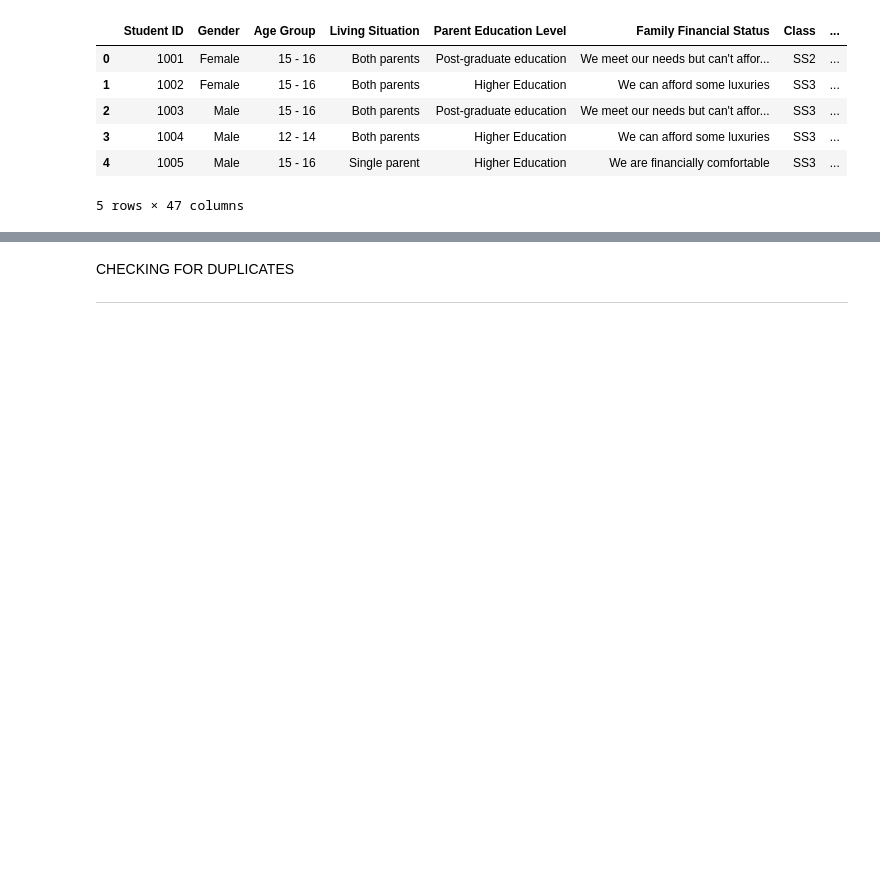
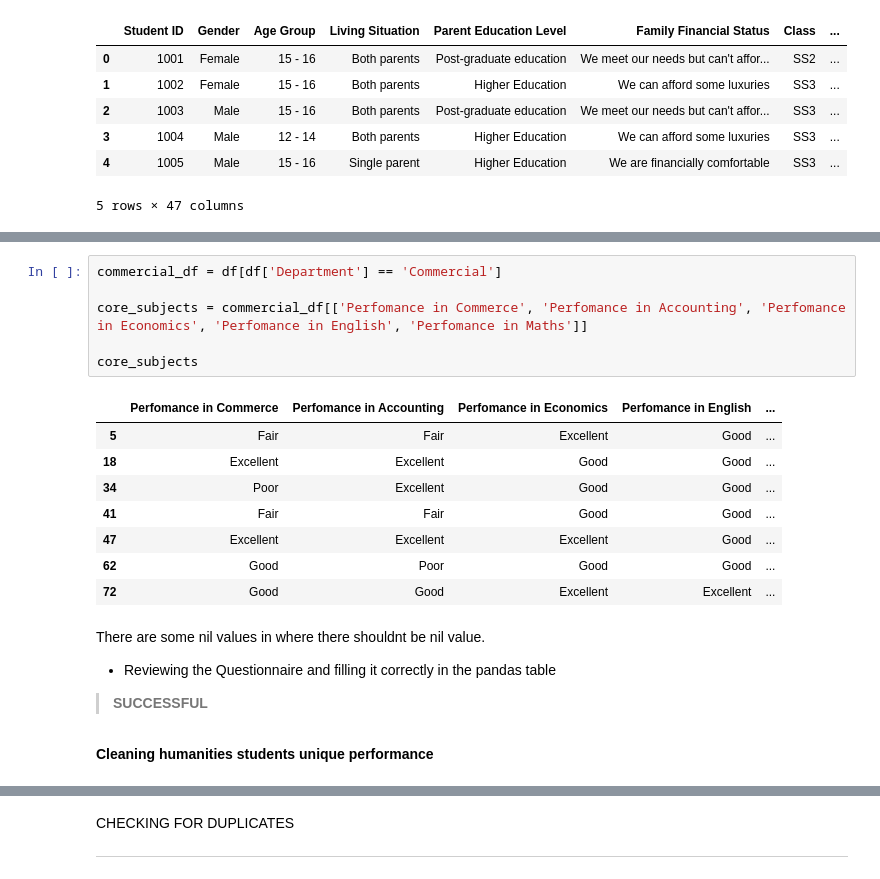
Before and after one commit to FavourOgboi/Secondary-School-Student-Academic-Performance-Prediction, a Jupyter notebook: notebook/Processing-data.ipynb, the cells around one changed output, grey strips where cells are left out. Saved outputs shown, nothing was run; the diff lists cells and outputs as text; blank space fills up the shorter version.

```diff
--- a/notebook/Processing-data.ipynb
+++ b/notebook/Processing-data.ipynb
@@ -172,0 +210,22 @@ df.head()
+# %%
+commercial_df = df[df['Department'] == 'Commercial']
+
+core_subjects = commercial_df[['Perfomance in Commerce', 'Perfomance in Accounting', 'Perfomance in Economics', 'Perfomance in English', 'Perfomance in Maths']]
+
+core_subjects
+# %% [output]
+|  | Perfomance in Commerce | Perfomance in Accounting | Perfomance in Economics | Perfomance in English | ... |
+| 5 | Fair | Fair | Excellent | Good | ... |
+| 18 | Excellent | Excellent | Good | Good | ... |
+| 34 | Poor | Excellent | Good | Good | ... |
+| 41 | Fair | Fair | Good | Good | ... |
+| 47 | Excellent | Excellent | Excellent | Good | ... |
+| 62 | Good | Poor | Good | Good | ... |
+| 72 | Good | Good | Excellent | Excellent | ... |
+# %% [markdown]
+There are some nil values in where there shouldnt be nil value.
+- Reviewing the Questionnaire and filling it correctly in the pandas table
+
+> **SUCCESSFUL**
+# %% [markdown]
+**Cleaning humanities students unique performance**
```
Also changed, not shown: parts of 19 cells of this notebook, 34 other files.
